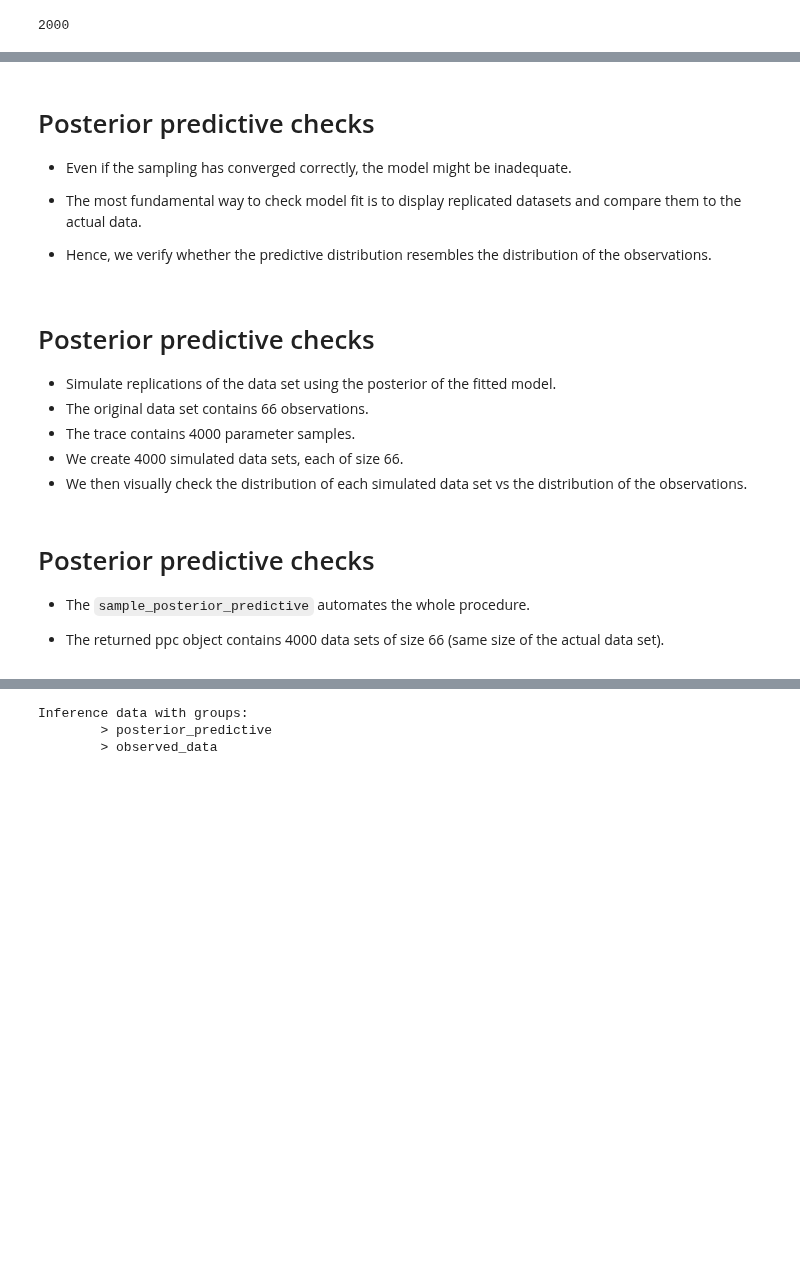
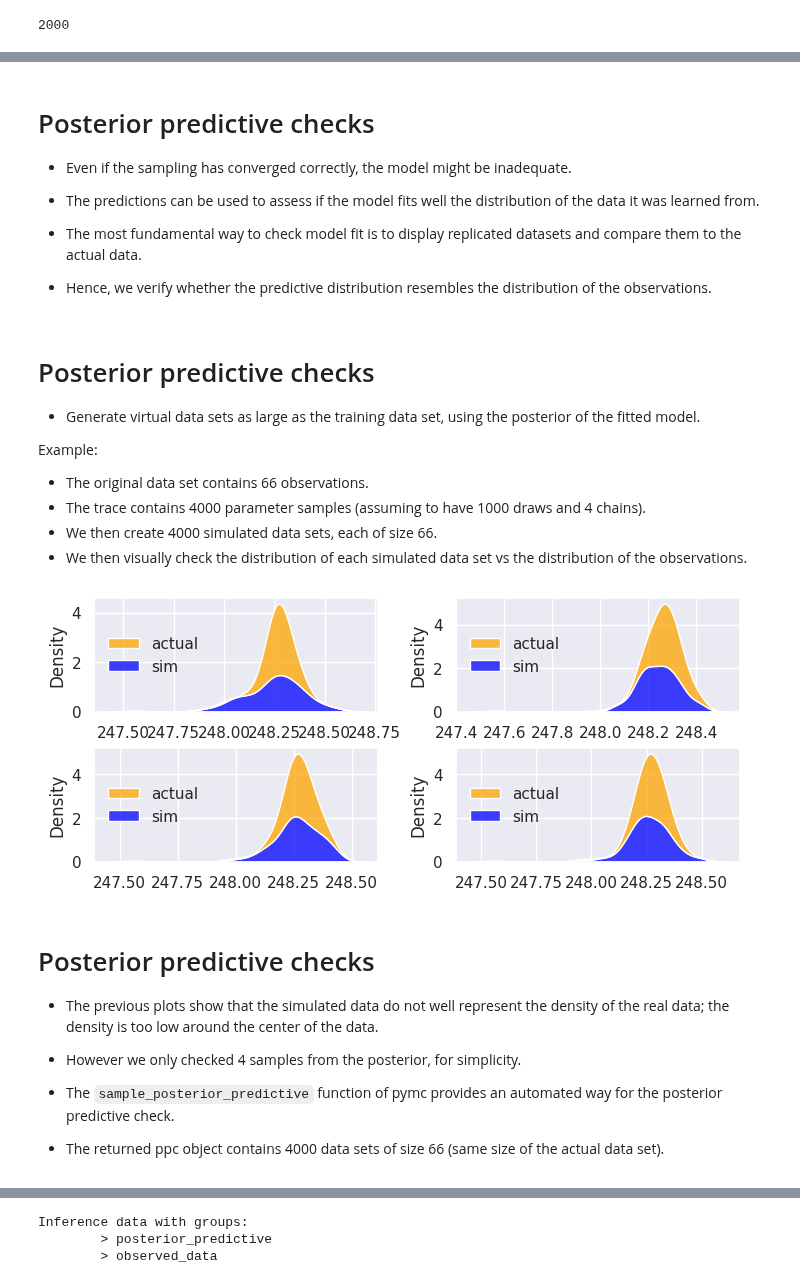
Before and after one commit to gcorani/bda, a Jupyter notebook: nbooks/2_ProbProgramming_normal_normal.ipynb, the cells around one changed output, grey strips where cells are left out. Saved outputs shown, nothing was run; the diff lists cells and outputs as text; code cells hidden in the pictures; blank space fills up the shorter version.

```diff
--- a/nbooks/2_ProbProgramming_normal_normal.ipynb
+++ b/nbooks/2_ProbProgramming_normal_normal.ipynb
@@ -295,6 +295,8 @@ az.summary(trace_normal_with_pred, var_names='y_new', hdi_prob=0.95)
 
 *  Even if the sampling has converged correctly, the model might be inadequate.
 
+* The predictions can be used to assess if the model fits well the distribution of the data it was learned from.
+
 * The most fundamental way to check model fit is to display replicated datasets and compare them to the actual data.
 
 * Hence, we  verify whether the predictive distribution resembles the distribution of the observations.
@@ -302,8 +304,10 @@ az.summary(trace_normal_with_pred, var_names='y_new', hdi_prob=0.95)
 # Posterior predictive checks
 
 
-*  Simulate replications of the data set using the posterior of the fitted model.
+*  Generate virtual data sets as large as the training data set, using the posterior of the fitted model.
+
+Example:
 *  The original data set contains 66 observations.
-*  The trace contains 4000 parameter samples.
-*  We create 4000 simulated data sets, each of size 66.
+*  The trace contains 4000 parameter samples (assuming to have 1000 draws and 4 chains).
+*  We then create 4000 simulated data sets, each of size 66.
 *  We then visually check the distribution of each simulated data set vs the distribution of the observations.
@@ -310,7 +326,25 @@ az.summary(trace_normal_with_pred, var_names='y_new', hdi_prob=0.95)
+# %%
+#select 16 random virtual data sets and compare to the actual one
+import matplotlib.pyplot as plt
+
+f, axes = plt.subplots(2, 2)
+idx = np.random.randint(low =0 , high = trace_len, size = 4)
+
+
+for i, current_idx in enumerate(idx):
+    df = pd.DataFrame({'actual': data, 'sim': post_pred_check[:, current_idx]})
+    current_ax = sns.kdeplot(data=df, palette=['orange', 'blue'], multiple="stack", ax=axes.flatten()[i])
+    sns.move_legend(current_ax, "center left")
+# %% [output]
+[figure, added]
 # %% [markdown]
 # Posterior predictive checks
 
-* The  `sample_posterior_predictive` automates the whole procedure.
+* The previous plots show that the simulated data do not well represent the density of the real data; the density is too low around the center of the data.
+
+* However we only checked 4 samples from the posterior, for simplicity.
+
+* The  `sample_posterior_predictive` function of pymc provides an automated way for the posterior predictive check.
 
 * The returned ppc object contains 4000 data sets of size 66 (same size of the actual data set).
 # %%
```
Also changed, not shown: parts of 14 cells of this notebook.
